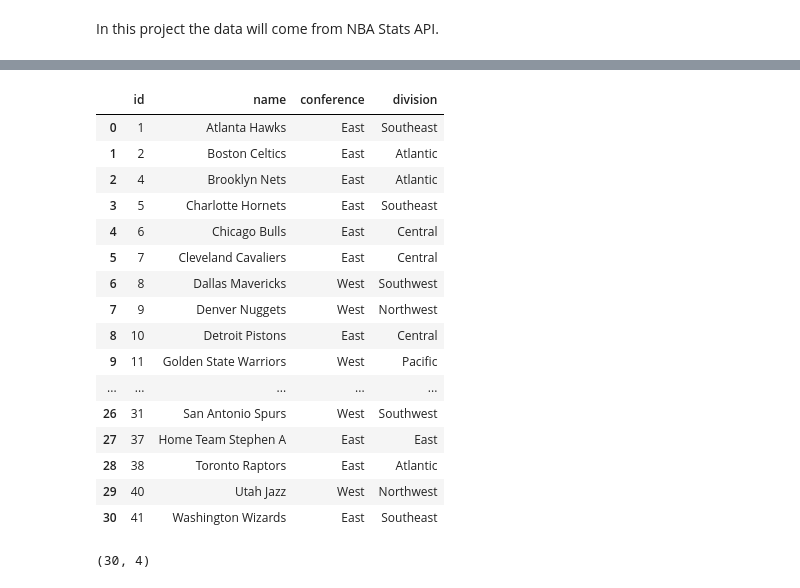
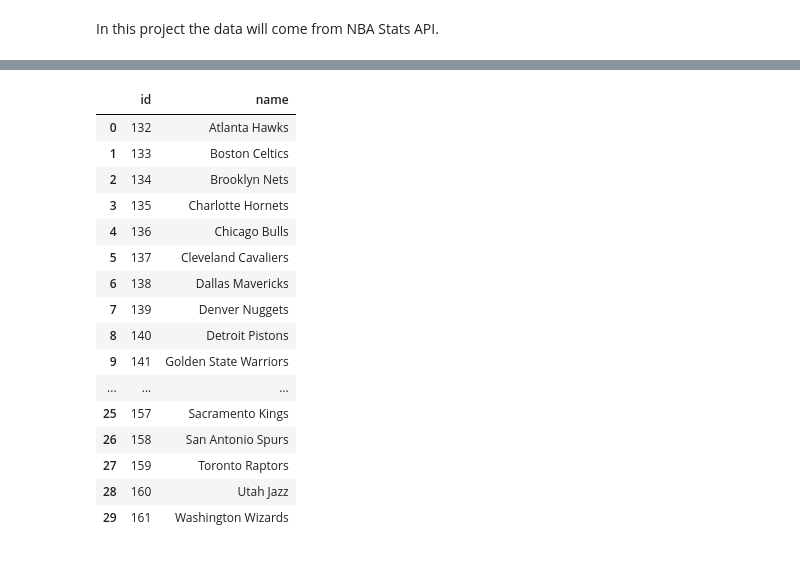
Before and after one commit to rodrigo00mp/basket-ml, a Jupyter notebook: basketML.ipynb, the cells around one changed output, grey strips where cells are left out. Drawn from its saved outputs; the diff is of its cells as text; code cells hidden in the pictures.

```diff
--- a/basketML.ipynb
+++ b/basketML.ipynb
@@ -12,15 +12,16 @@ In this project the data will come from NBA Stats API.
 # %%
 import requests
 import pandas as pd
+pd.set_option('display.max_columns', None)
 # %%
 
 api_url = os.getenv("API_URL")
 teams_url = api_url + "teams"
 api_key = os.getenv("API_KEY")
-
+querystring = {"league":12, "season": "2023-2024"}
 headers = {
 	"x-rapidapi-key": f"{api_key}",
-	"x-rapidapi-host": "api-nba-v1.p.rapidapi.com"
+	"x-rapidapi-host": "v1.basketball.api-sports.io"
 }
 
-response = requests.get(teams_url, headers=headers)
+response = requests.get(teams_url, headers=headers, params=querystring)
@@ -39,4 +72,4 @@ teams_Df.head()
 # %%
-nbaTeams_Df = teams_Df[teams_Df['nbaFranchise']].reset_index(drop=True)
-nbaTeams_Df.shape
+nbaTeams_Df = teams_Df[(teams_Df['name'] != 'East') & (teams_Df['name'] != 'West')].reset_index(drop=True)
+nbaTeams_Df
 # %% [output]
@@ -44,33 +93,25 @@ nbaTeams_Df.shape
-# %%
-nbaTeams_Df["conference"] = nbaTeams_Df["leagues"].apply(lambda x: x["standard"]["conference"] if isinstance(x, dict) and "standard" in x else None)
-nbaTeams_Df["division"] = nbaTeams_Df["leagues"].apply(lambda x: x["standard"]["division"] if isinstance(x, dict) and "standard" in x else None)
 # %%
-nbaTeams_Df = nbaTeams_Df.drop(columns=['allStar', 'leagues', 'nickname', 'code', 'logo', 'city', 'nbaFranchise'], axis=1)
+nbaTeams_Df = nbaTeams_Df.drop(columns=['logo', 'nationnal', 'country'], axis=1)
 
 nbaTeams_Df
 # %% [output]
-|  | id | name | conference | division |
-| 0 | 1 | Atlanta Hawks | East | Southeast |
-| 1 | 2 | Boston Celtics | East | Atlantic |
-| 2 | 4 | Brooklyn Nets | East | Atlantic |
-| 3 | 5 | Charlotte Hornets | East | Southeast |
-| 4 | 6 | Chicago Bulls | East | Central |
-| 5 | 7 | Cleveland Cavaliers | East | Central |
-| 6 | 8 | Dallas Mavericks | West | Southwest |
-| 7 | 9 | Denver Nuggets | West | Northwest |
-| 8 | 10 | Detroit Pistons | East | Central |
-| 9 | 11 | Golden State Warriors | West | Pacific |
-| ... | ... | ... | ... | ... |
-| 26 | 31 | San Antonio Spurs | West | Southwest |
-| 27 | 37 | Home Team Stephen A | East | East |
-| 28 | 38 | Toronto Raptors | East | Atlantic |
-| 29 | 40 | Utah Jazz | West | Northwest |
-| 30 | 41 | Washington Wizards | East | Southeast |
+|  | id | name |
+| 0 | 132 | Atlanta Hawks |
+| 1 | 133 | Boston Celtics |
+| 2 | 134 | Brooklyn Nets |
+| 3 | 135 | Charlotte Hornets |
+| 4 | 136 | Chicago Bulls |
+| 5 | 137 | Cleveland Cavaliers |
+| 6 | 138 | Dallas Mavericks |
+| 7 | 139 | Denver Nuggets |
+| 8 | 140 | Detroit Pistons |
+| 9 | 141 | Golden State Warriors |
+| ... | ... | ... |
+| 25 | 157 | Sacramento Kings |
+| 26 | 158 | San Antonio Spurs |
+| 27 | 159 | Toronto Raptors |
+| 28 | 160 | Utah Jazz |
+| 29 | 161 | Washington Wizards |
-# %%
-nbaTeams_Df = nbaTeams_Df[nbaTeams_Df['name'] != 'Home Team Stephen A']
-nbaTeams_Df.shape
-# %% [output]
-(30, 4)
 # %%
 api_url = os.getenv("API_URL")
 games_url = api_url + "games"
```
Also changed, not shown: parts of 24 cells of this notebook, 1 other file.
